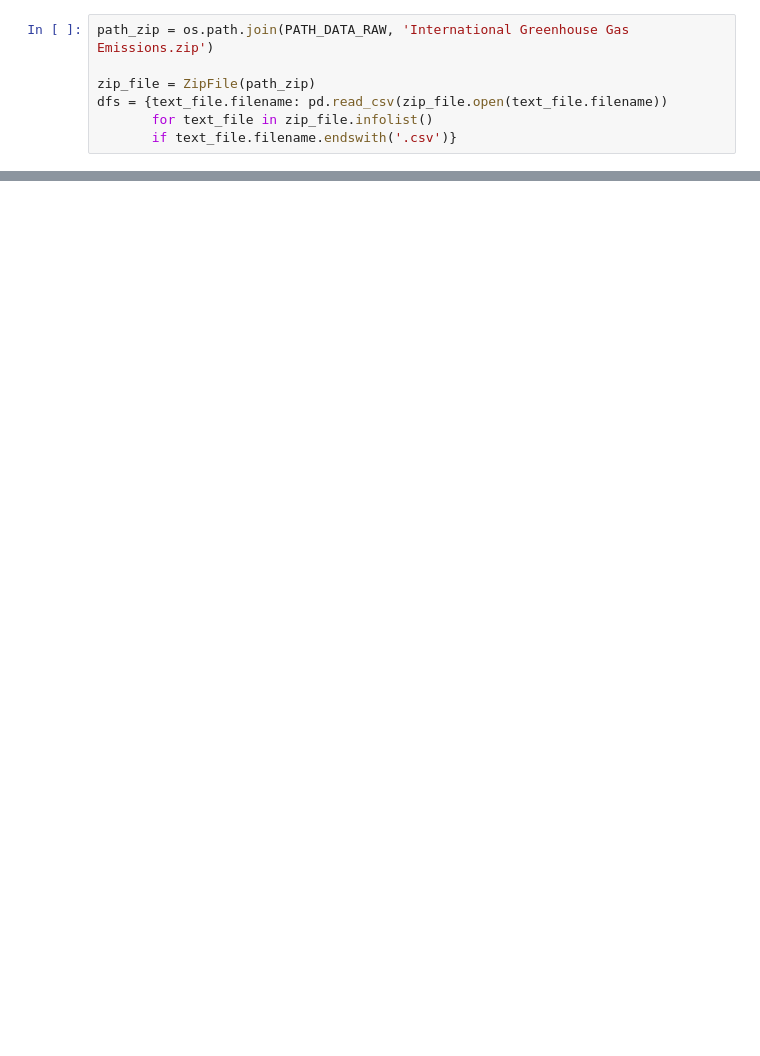
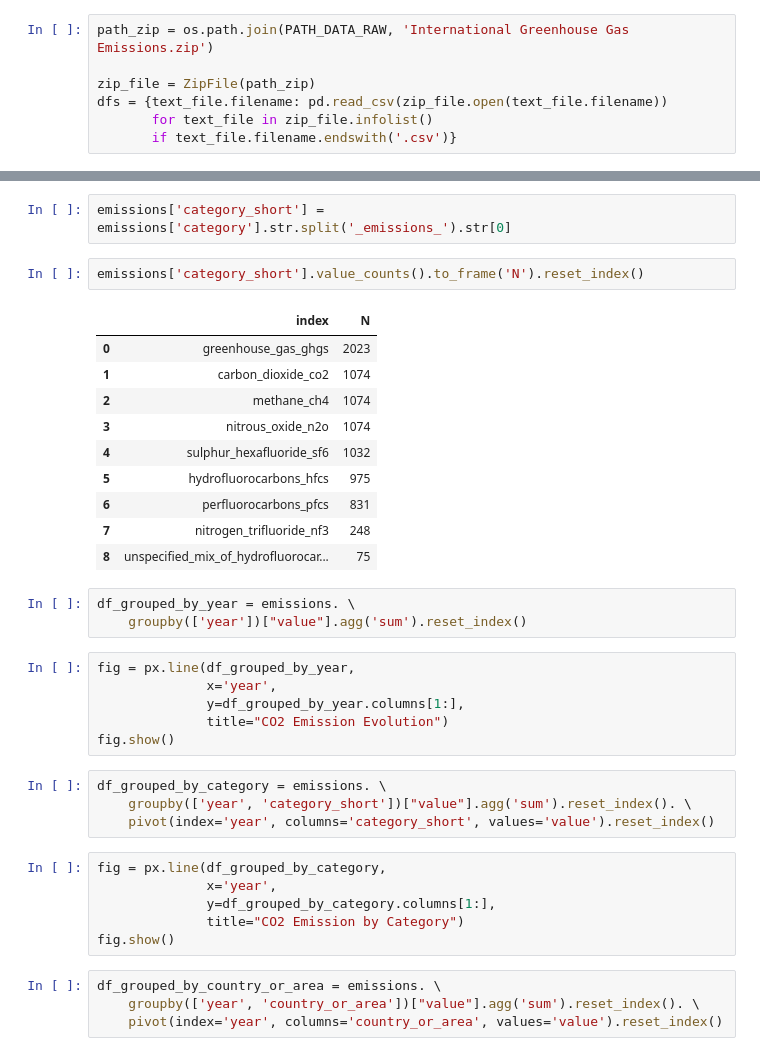
Before and after one commit to PozzOver13/climate_change, a Jupyter notebook: develop/02_EDA_international_greenhouse_gas_emission.ipynb, the cells around one changed output, grey strips where cells are left out. Cells and saved outputs as stored; diff of their text form; blank space fills up the shorter version.

```diff
--- a/develop/02_EDA_international_greenhouse_gas_emission.ipynb
+++ b/develop/02_EDA_international_greenhouse_gas_emission.ipynb
@@ -24,0 +59,38 @@ dfs['greenhouse_gas_inventory_data_data.csv'].head(2)
+# %%
+emissions['category_short'] = emissions['category'].str.split('_emissions_').str[0]
+# %%
+emissions['category_short'].value_counts().to_frame('N').reset_index()
+# %% [output]
+|  | index | N |
+| 0 | greenhouse_gas_ghgs | 2023 |
+| 1 | carbon_dioxide_co2 | 1074 |
+| 2 | methane_ch4 | 1074 |
+| 3 | nitrous_oxide_n2o | 1074 |
+| 4 | sulphur_hexafluoride_sf6 | 1032 |
+| 5 | hydrofluorocarbons_hfcs | 975 |
+| 6 | perfluorocarbons_pfcs | 831 |
+| 7 | nitrogen_trifluoride_nf3 | 248 |
+| 8 | unspecified_mix_of_hydrofluorocar... | 75 |
+# %%
+df_grouped_by_year = emissions. \
+    groupby(['year'])["value"].agg('sum').reset_index()
+# %%
+fig = px.line(df_grouped_by_year,
+              x='year',
+              y=df_grouped_by_year.columns[1:],
+              title="CO2 Emission Evolution")
+fig.show()
+# %%
+df_grouped_by_category = emissions. \
+    groupby(['year', 'category_short'])["value"].agg('sum').reset_index(). \
+    pivot(index='year', columns='category_short', values='value').reset_index()
+# %%
+fig = px.line(df_grouped_by_category,
+              x='year',
+              y=df_grouped_by_category.columns[1:],
+              title="CO2 Emission by Category")
+fig.show()
+# %%
+df_grouped_by_country_or_area = emissions. \
+    groupby(['year', 'country_or_area'])["value"].agg('sum').reset_index(). \
+    pivot(index='year', columns='country_or_area', values='value').reset_index()
```
Also changed, not shown: parts of 10 cells of this notebook.
